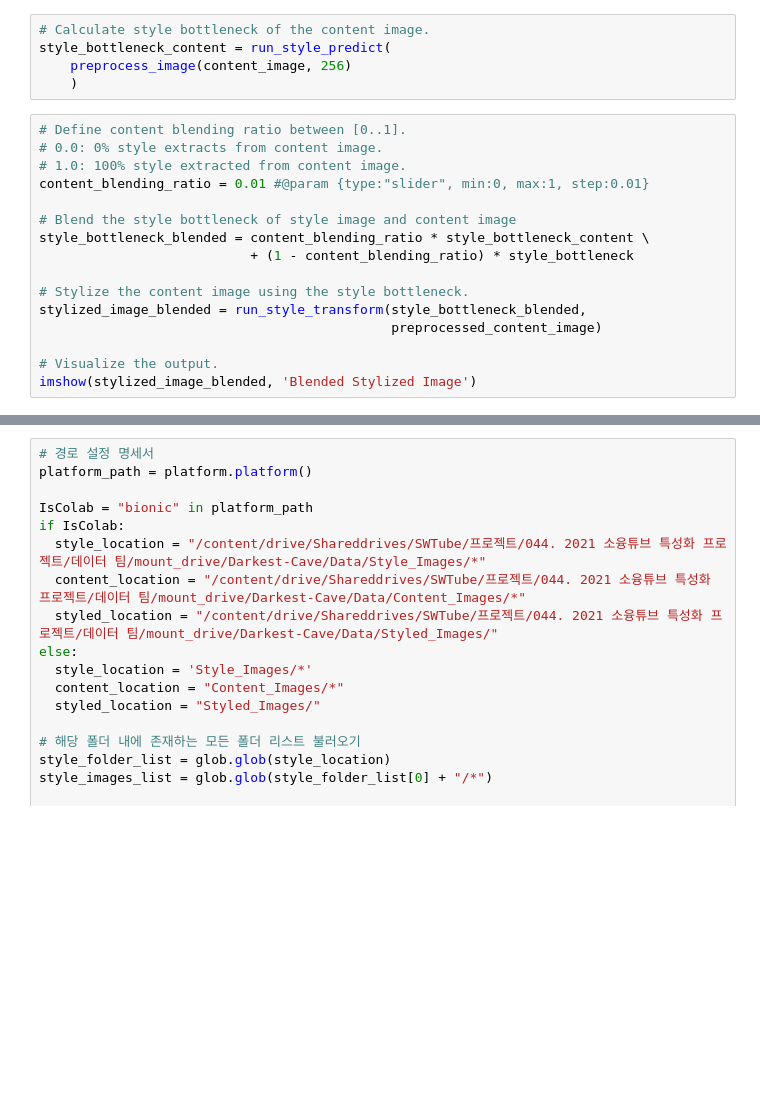
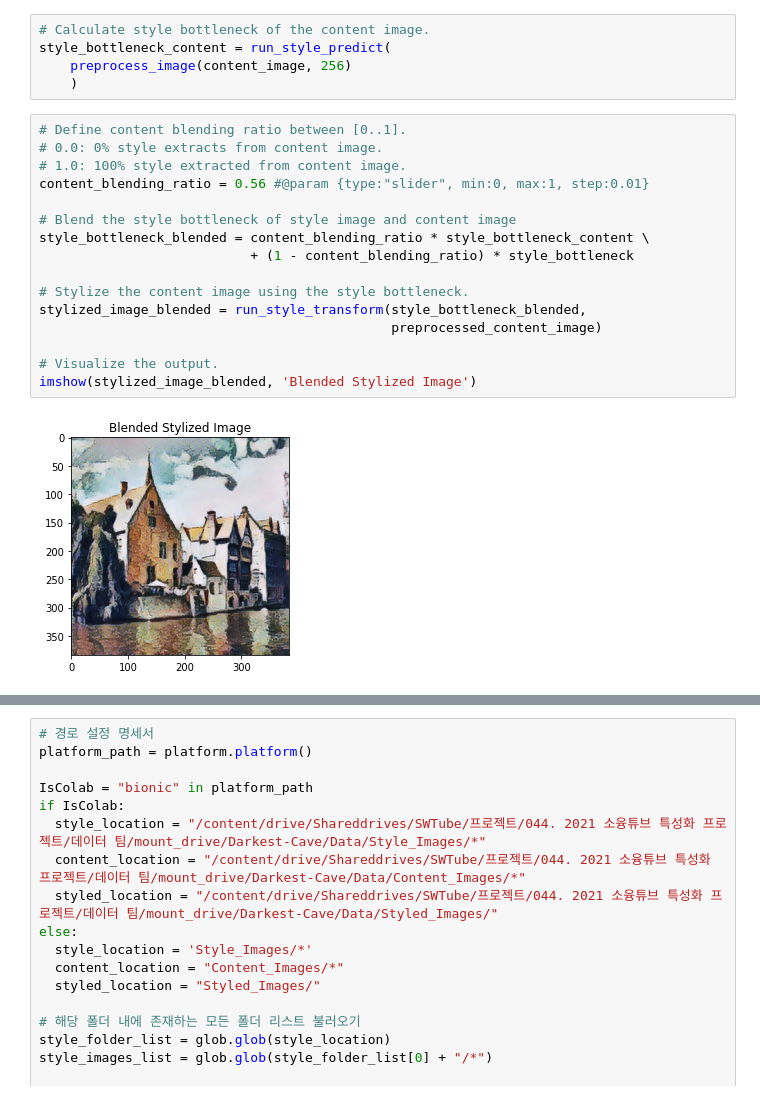
Before and after one commit to SWTube/Darkest-Cave, a Jupyter notebook: Data/Preliminary_Model/inceptionV3(dynamic-shape).ipynb, the cells around one changed output, grey strips where cells are left out. Drawn from its saved outputs; the diff is of its cells as text; blank space fills up the shorter version.

```diff
--- a/Data/Preliminary_Model/inceptionV3(dynamic-shape).ipynb
+++ b/Data/Preliminary_Model/inceptionV3(dynamic-shape).ipynb
@@ -135,16 +161,18 @@ style_bottleneck_content = run_style_predict(
 # %%
 # Define content blending ratio between [0..1].
 # 0.0: 0% style extracts from content image.
 # 1.0: 100% style extracted from content image.
-content_blending_ratio = 0.01 #@param {type:"slider", min:0, max:1, step:0.01}
+content_blending_ratio = 0.56 #@param {type:"slider", min:0, max:1, step:0.01}
 
 # Blend the style bottleneck of style image and content image
 style_bottleneck_blended = content_blending_ratio * style_bottleneck_content \
                            + (1 - content_blending_ratio) * style_bottleneck
 
 # Stylize the content image using the style bottleneck.
 stylized_image_blended = run_style_transform(style_bottleneck_blended,
                                              preprocessed_content_image)
 
 # Visualize the output.
 imshow(stylized_image_blended, 'Blended Stylized Image')
+# %% [output]
+[figure, added]
```
Also changed, not shown: parts of 10 cells of this notebook.
